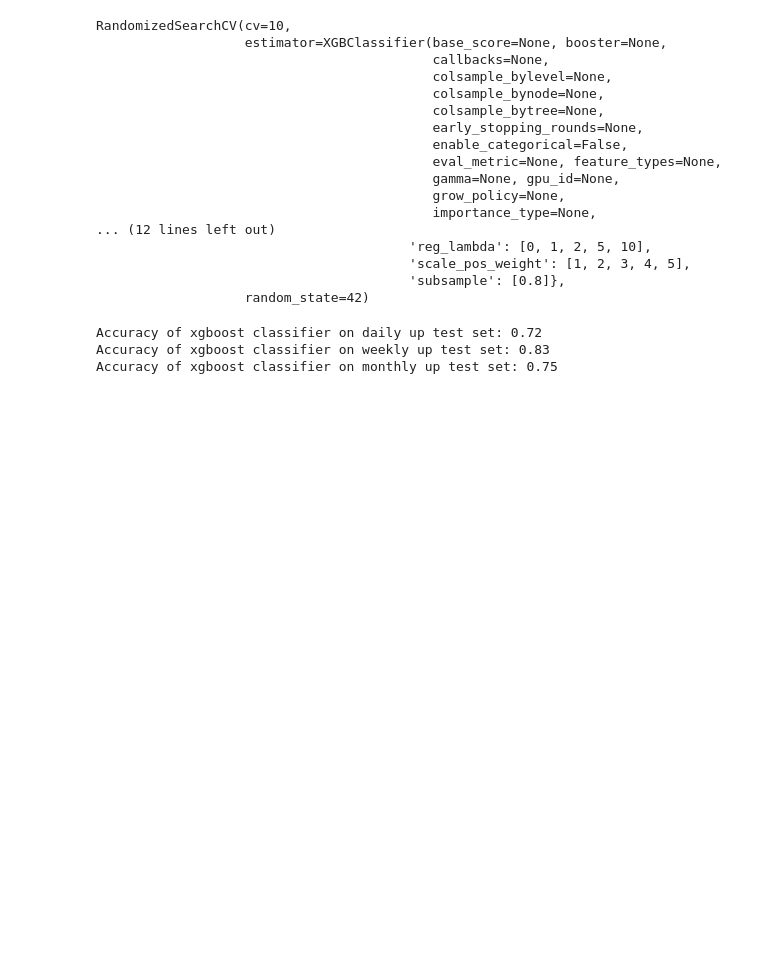
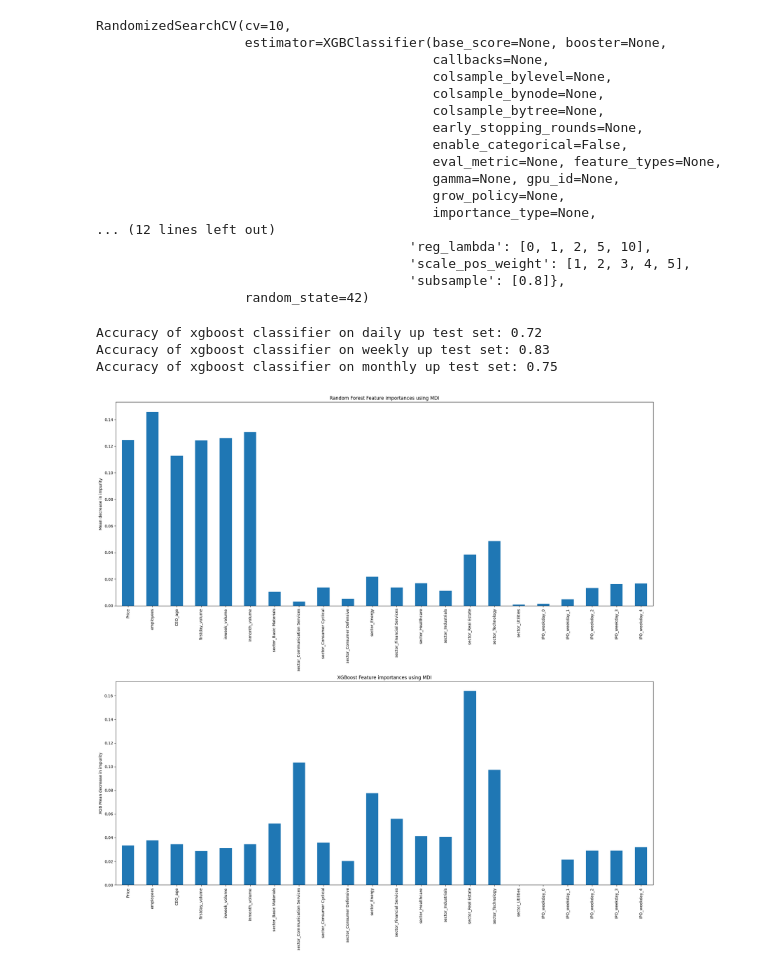
Before and after one commit to michael-fuest/DSiF-IPOs, a Jupyter notebook: MachineLearning.ipynb, the cells around one changed output. Cells and saved outputs as stored; diff of their text form; code cells hidden in the pictures; blank space fills up the shorter version.

Commit message:
Added visualization for feature importance in xgb and rf models.

```diff
--- a/MachineLearning.ipynb
+++ b/MachineLearning.ipynb
@@ -306,3 +306,24 @@ print('Accuracy of xgboost classifier on monthly up test set: {:.2f}'.format(bal
 Accuracy of xgboost classifier on daily up test set: 0.72
 Accuracy of xgboost classifier on weekly up test set: 0.83
 Accuracy of xgboost classifier on monthly up test set: 0.75
+# %%
+#Looking at feature importances across models
+
+#Feature importance for rf model
+feature_names = [col for col in X.columns]
+rf_d_importance = rf_random_d.best_estimator_.feature_importances_
+xgb_d_importance = xgb_random_d.best_estimator_.feature_importances_
+
+rf_d_importance = pd.Series(rf_d_importance, index=feature_names)
+xgb_d_importance = pd.Series(xgb_d_importance, index=feature_names)
+
+fig, (ax1, ax2) = plt.subplots(2, 1, figsize = (20,20))
+rf_d_importance.plot.bar(ax=ax1)
+xgb_d_importance.plot.bar(ax = ax2)
+ax1.set_title("Random Forest Feature importances using MDI")
+ax1.set_ylabel("Mean decrease in impurity")
+ax2.set_title("XGBoost Feature importances using MDI")
+ax2.set_ylabel("XGB Mean decrease in impurity")
+fig.tight_layout()
+# %% [output]
+[figure, added]
```
